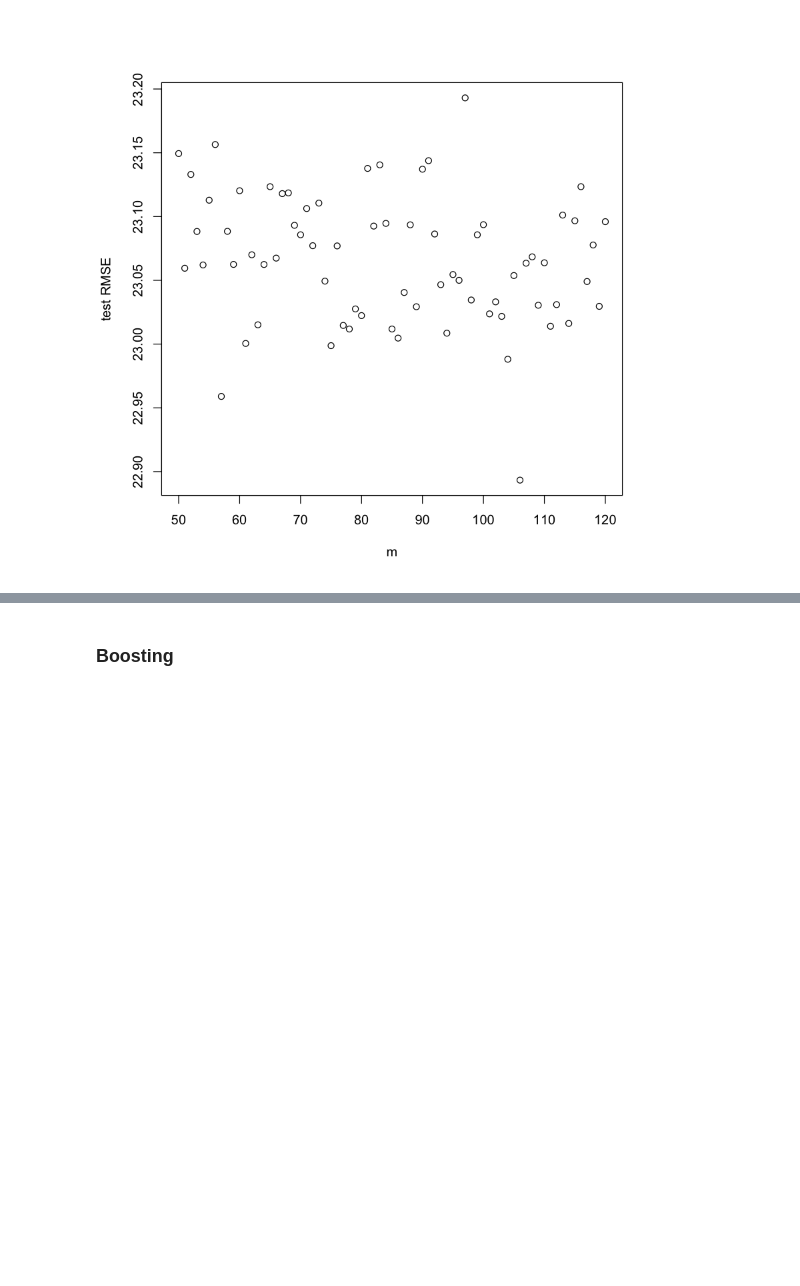
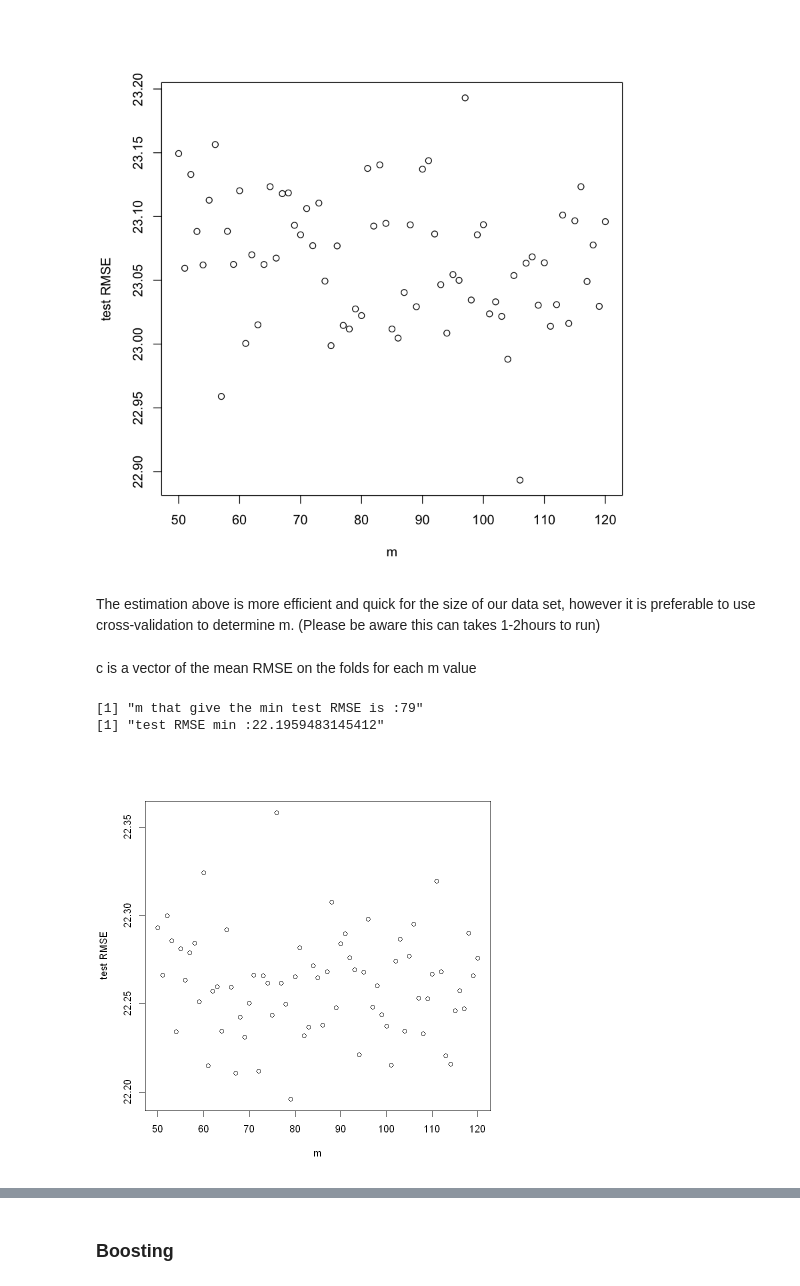
Before and after one commit to ghaeflig/Miniproject-Bio-322, a Jupyter notebook: src/NonlinearMethod_final.ipynb, the cells around one changed output, grey strips where cells are left out. Drawn from its saved outputs; the diff is of its cells as text; code cells hidden in the pictures; blank space fills up the shorter version.

Commit message:
changes with cross-validation

```diff
--- a/src/NonlinearMethod_final.ipynb
+++ b/src/NonlinearMethod_final.ipynb
@@ -440,4 +437,34 @@ print(paste0('train RMSE min :', RMSE.train))
 [1] "test RMSE min :22.8933439498098"
 [1] "train RMSE min :11.8907143599555"
 [figure]
+# %% [markdown]
+The estimation above is more efficient and quick for the size of our data set, however it is preferable to use cross-validation to determine m. (Please be aware this can takes 1-2hours to run)
+# %%
+library(tidymodels)
+validation_data <- vfold_cv(data, v = 5) # create the 5 folds
+cv_random_forest <- function(fold,m) {
+    data.train<-analysis(fold)
+    data.test<-assessment(fold)
+    rf <- randomForest(VALENCE.PLEASANTNESS ~ ., data = data.train, mtry = m) #ntree = 500 by default
+    pred <- predict(rf, data.test[,-which(names(data.train) %in% c("VALENCE.PLEASANTNESS"))])
+    MSE = mean((pred - data.test$VALENCE.PLEASANTNESS)^2)
+    sqrt(MSE)
+}
+c<-sapply(50:120, function(m) mean(sapply(validation_data$splits, cv_random_forest, m)))
+# %% [markdown]
+c is a vector of the mean RMSE on the folds for each m value
+# %%
+plot(50:120,c,xlab='m',ylab='test RMSE')
+n <- which.min(c) + 49 #Change the 49 if we change the intervall of m 50:120
+print(paste0('m that give the min test RMSE is :', n))
+print(paste0('test RMSE min :', c[which.min(c)]))
+
+rf <- randomForest(VALENCE.PLEASANTNESS ~ ., data = data.train, mtry = n) #Change the 49 if we change the intervall of m 50:120
+pred.train <- predict(rf, data.train.x)
+RMSE.train <- sqrt(mean((pred.train-data.train.y)^2))
+print(paste0('train RMSE min :', RMSE.train))
+# %% [output]
+[1] "m that give the min test RMSE is :79"
+[1] "test RMSE min :22.1959483145412"
+[figure, added]
 # %% [markdown]
```
Also changed, not shown: parts of 7 cells of this notebook.
